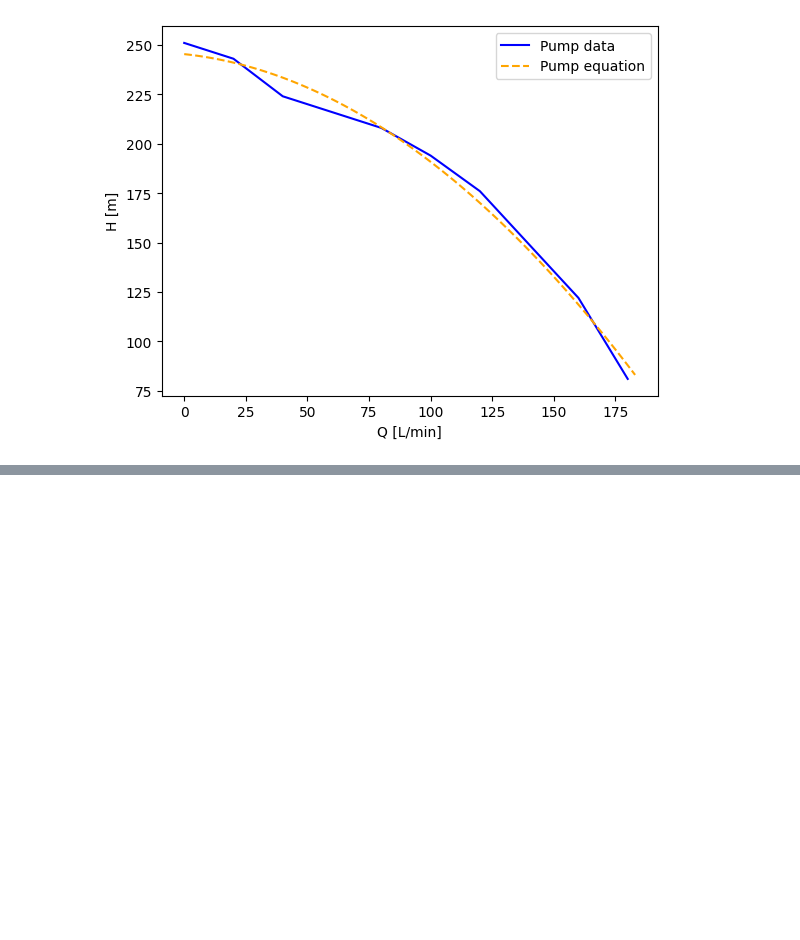
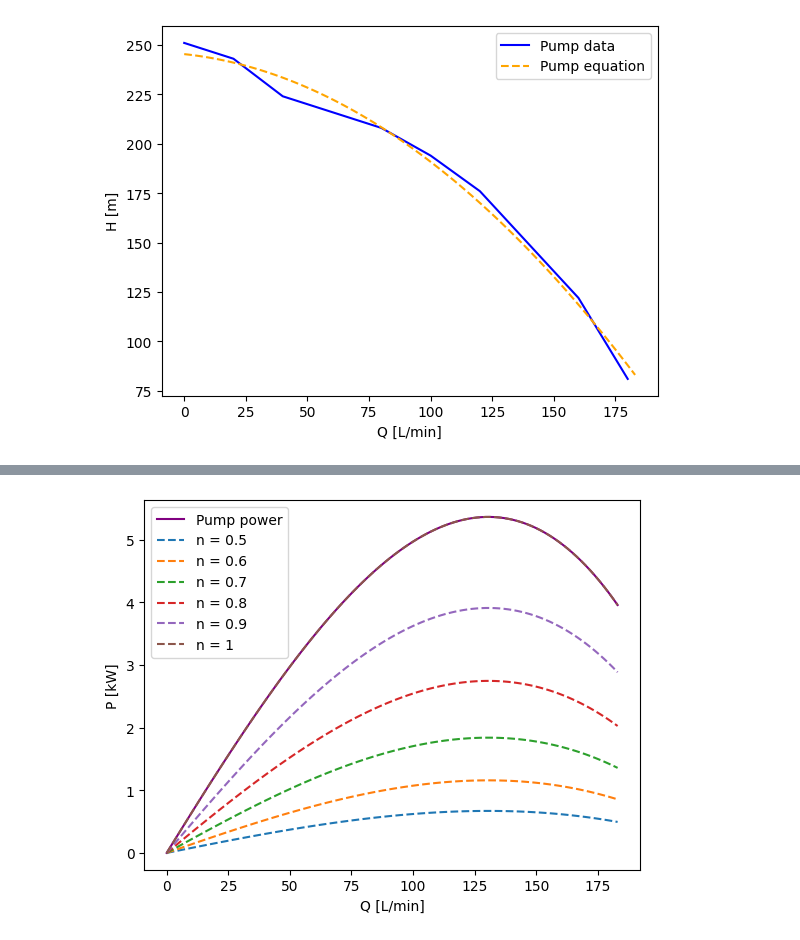
Before and after one commit to mascholten123/Code, a Jupyter notebook: pumpCode/PumpCurve.ipynb, the cells around one changed output, grey strips where cells are left out. Drawn from its saved outputs; the diff is of its cells as text; code cells hidden in the pictures; blank space fills up the shorter version.

```diff
--- a/pumpCode/PumpCurve.ipynb
+++ b/pumpCode/PumpCurve.ipynb
@@ -64,0 +72,27 @@ plt.show()
+# %%
+
+#efficiency of pump curve
+Q_nominal = 120 / (60*1000) #m3/s
+H_nominal = 176 #m
+P_nominal = 5.5 * 1000 #W
+rho = 1000 #kg/m3
+g = 9.81 #m/s2
+eff_pump = (Q_nominal*H_nominal*rho*g)/ (P_nominal)
+
+#Assuming constant efficiency of the pump
+P_pump = ((xs/(60*1000)) * ys * rho * g)/ (eff_pump * 1000) #kW
+
+plt.plot(xs, P_pump, color='purple', label='Pump power')
+
+P_variable = []
+P_OperationPoints = []
+for i in range (len(n)):
+    P_variable.append(P_pump/(n[i]**-3))
+    P_OperationPoints.append(((Q_OperationPoints[i]/(60*1000))*H_OperationPoints[i]*rho*g)/(eff_pump * 1000*n[i]**(-3)))
+    plt.plot(xs, P_variable[i], linestyle='dashed', label=f'n = {n[i]}')
+plt.xlabel('Q [L/min]')
+plt.ylabel('P [kW]')
+plt.legend()
+plt.show()
+# %% [output]
+[figure, added]
```
Also changed, not shown: parts of 4 cells of this notebook.
